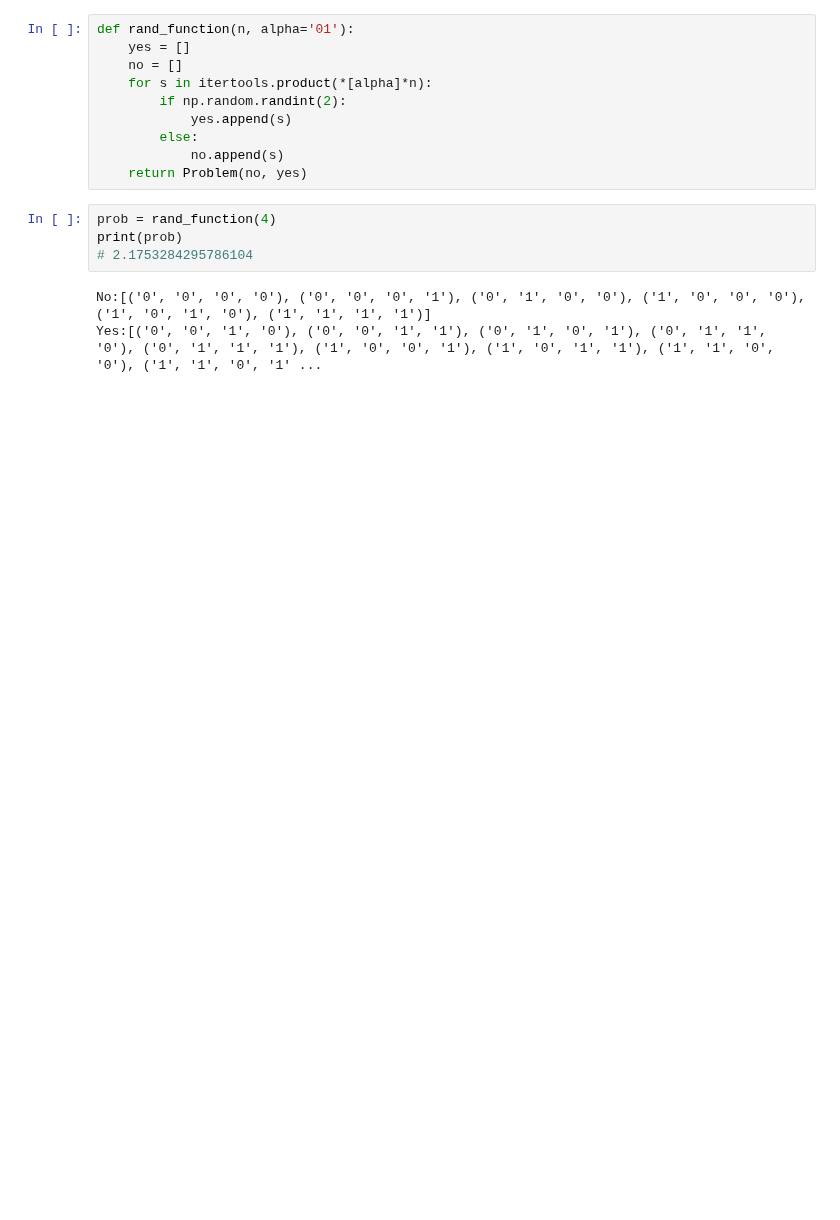
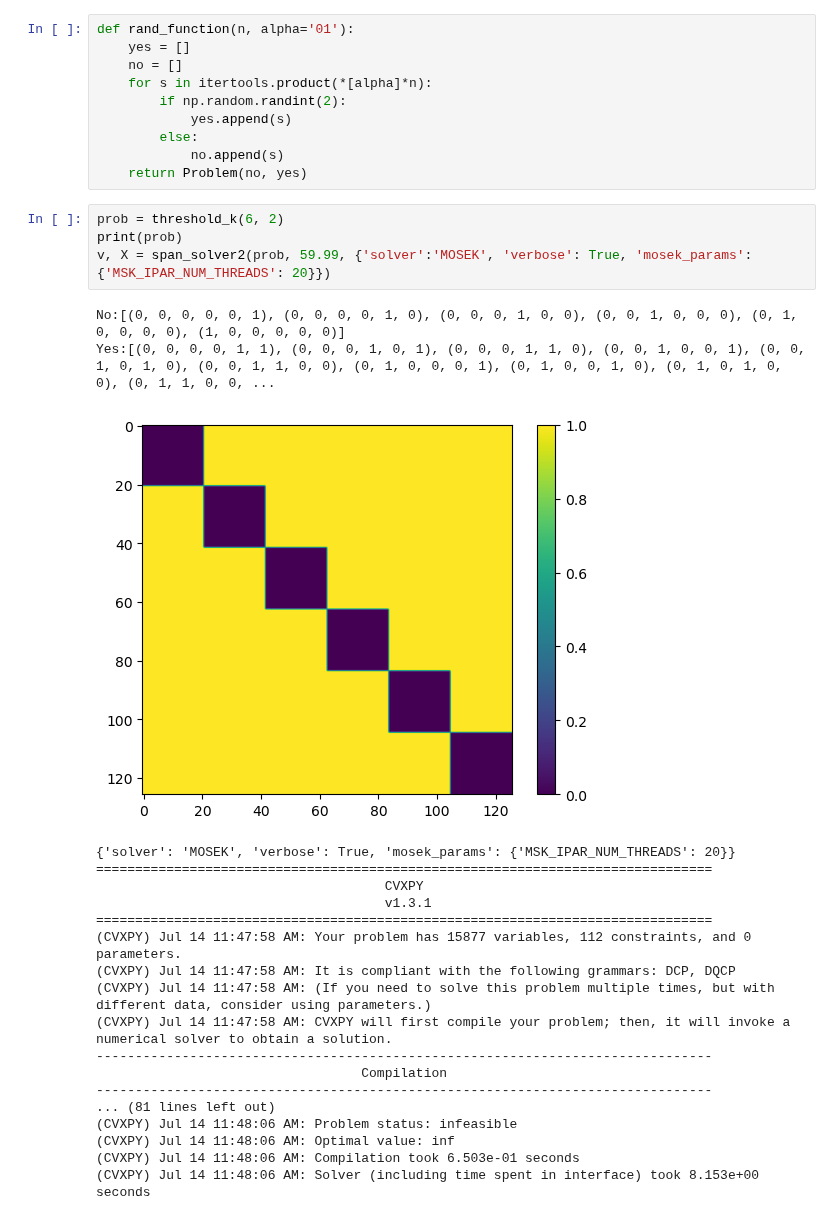
Before and after one commit to blake-holman/ED_Adversaries, a Jupyter notebook: Span.ipynb, the cells around one changed output. Saved outputs shown, nothing was run; the diff lists cells and outputs as text; blank space fills up the shorter version.

```diff
--- a/Span.ipynb
+++ b/Span.ipynb
@@ -57,10 +61,28 @@ def rand_function(n, alpha='01'):
             no.append(s)
     return Problem(no, yes)
 # %%
-prob = rand_function(4)
+prob = threshold_k(6, 2)
 print(prob)
-# 2.1753284295786104
+v, X = span_solver2(prob, 59.99, {'solver':'MOSEK', 'verbose': True, 'mosek_params': {'MSK_IPAR_NUM_THREADS': 20}})
 # %% [output]
-No:[('0', '0', '0', '0'), ('0', '0', '0', '1'), ('0', '1', '0', '0'), ('1', '0', '0', '0'), ('1', '0', '1', '0'), ('1', '1', '1', '1')]
-Yes:[('0', '0', '1', '0'), ('0', '0', '1', '1'), ('0', '1', '0', '1'), ('0', '1', '1', '0'), ('0', '1', '1', '1'), ('1', '0', '0', '1'), ('1', '0', '1', '1'), ('1', '1', '0', '0'), ('1', '1', '0', '1' ...
+No:[(0, 0, 0, 0, 0, 1), (0, 0, 0, 0, 1, 0), (0, 0, 0, 1, 0, 0), (0, 0, 1, 0, 0, 0), (0, 1, 0, 0, 0, 0), (1, 0, 0, 0, 0, 0)]
+Yes:[(0, 0, 0, 0, 1, 1), (0, 0, 0, 1, 0, 1), (0, 0, 0, 1, 1, 0), (0, 0, 1, 0, 0, 1), (0, 0, 1, 0, 1, 0), (0, 0, 1, 1, 0, 0), (0, 1, 0, 0, 0, 1), (0, 1, 0, 0, 1, 0), (0, 1, 0, 1, 0, 0), (0, 1, 1, 0, 0, ...
+[figure, added]
+{'solver': 'MOSEK', 'verbose': True, 'mosek_params': {'MSK_IPAR_NUM_THREADS': 20}}
+===============================================================================
+                                     CVXPY
+                                     v1.3.1
+===============================================================================
+(CVXPY) Jul 14 11:47:58 AM: Your problem has 15877 variables, 112 constraints, and 0 parameters.
+(CVXPY) Jul 14 11:47:58 AM: It is compliant with the following grammars: DCP, DQCP
+(CVXPY) Jul 14 11:47:58 AM: (If you need to solve this problem multiple times, but with different data, consider using parameters.)
+(CVXPY) Jul 14 11:47:58 AM: CVXPY will first compile your problem; then, it will invoke a numerical solver to obtain a solution.
+-------------------------------------------------------------------------------
+                                  Compilation
+-------------------------------------------------------------------------------
+... (81 lines left out)
+(CVXPY) Jul 14 11:48:06 AM: Problem status: infeasible
+(CVXPY) Jul 14 11:48:06 AM: Optimal value: inf
+(CVXPY) Jul 14 11:48:06 AM: Compilation took 6.503e-01 seconds
+(CVXPY) Jul 14 11:48:06 AM: Solver (including time spent in interface) took 8.153e+00 seconds
 # %%
```
Also changed, not shown: parts of 6 cells of this notebook, 9 other files.
